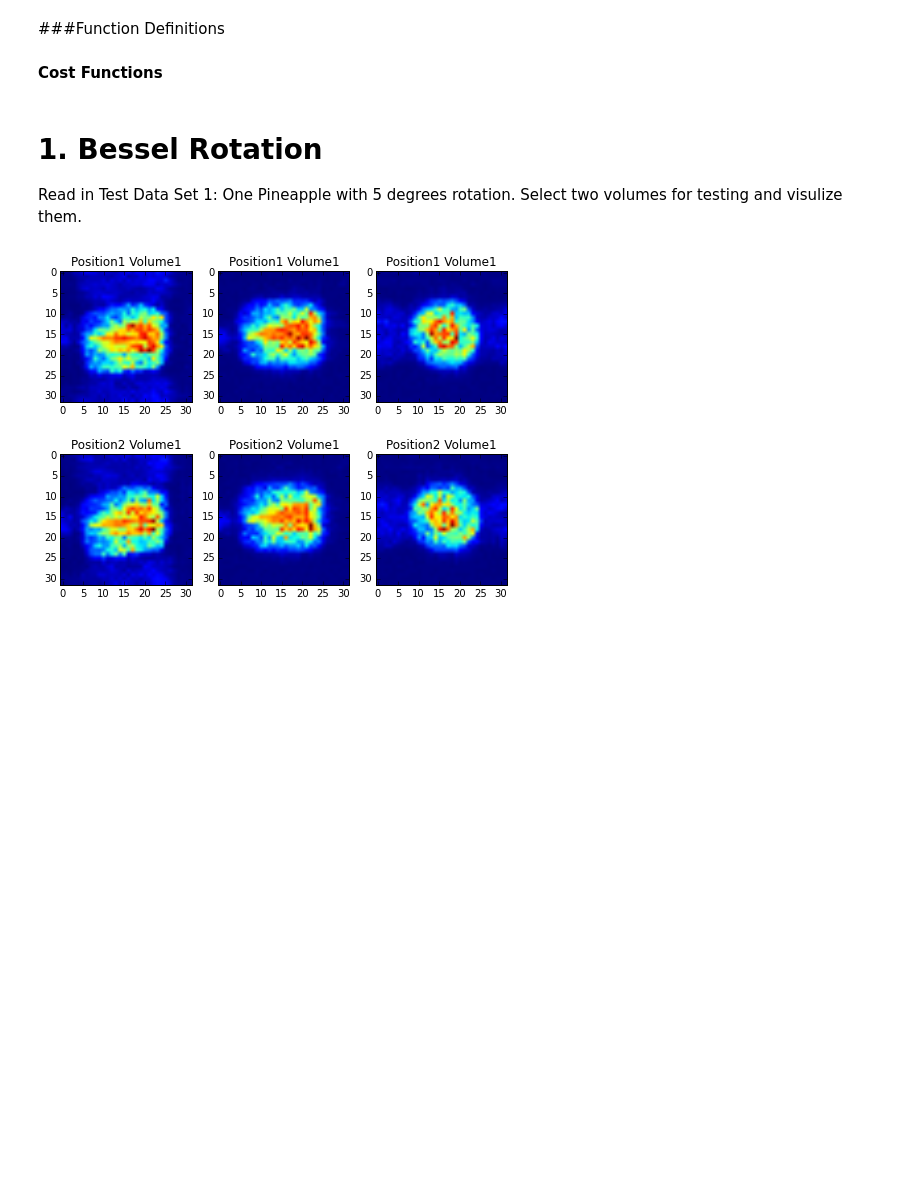
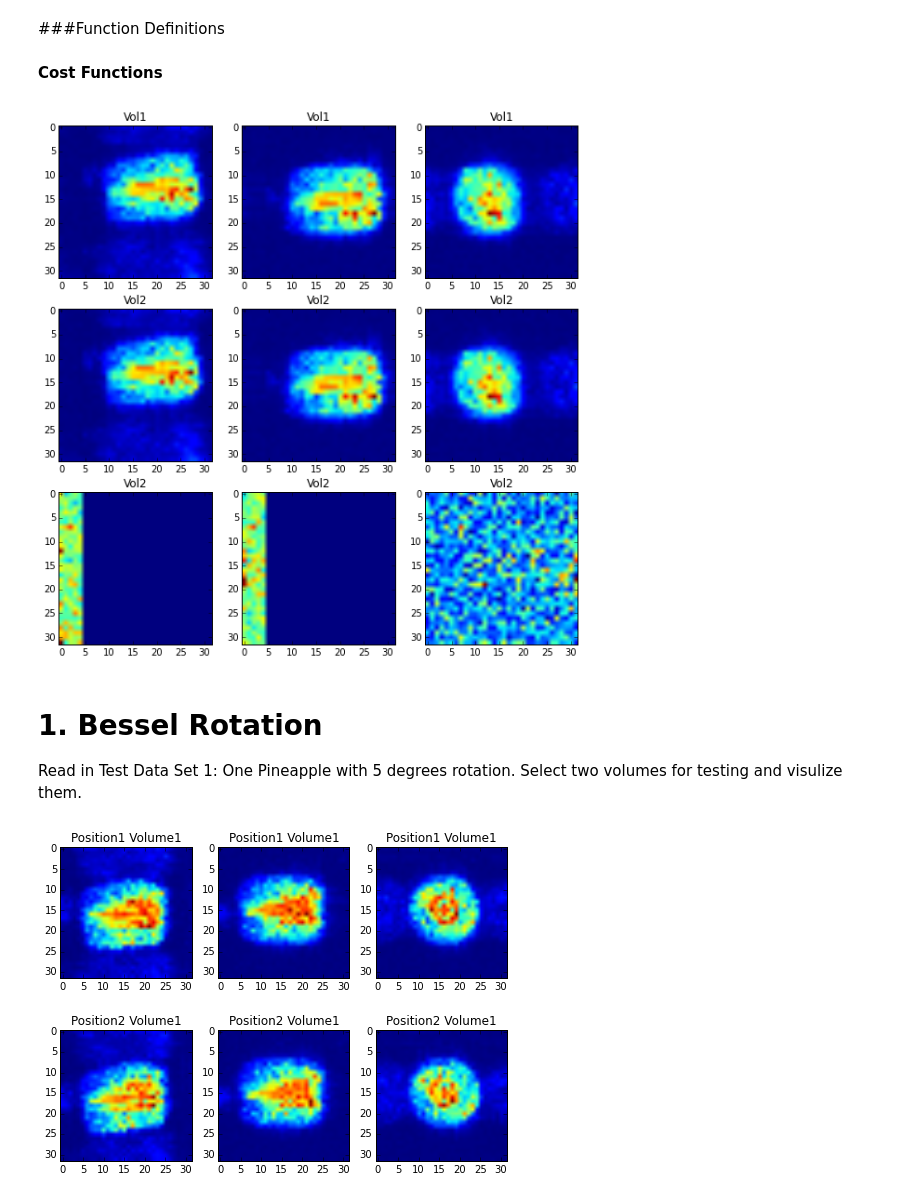
Before and after one commit to zyzdiana/AC297r-Volume-Registration, a Jupyter notebook: Bessel_Rotation_&_Halton_Translation.ipynb, the cells around one changed output. Drawn from its saved outputs; the diff is of its cells as text; code cells hidden in the pictures; blank space fills up the shorter version.

```diff
--- a/Bessel_Rotation_&_Halton_Translation.ipynb
+++ b/Bessel_Rotation_&_Halton_Translation.ipynb
@@ -264,6 +252,3 @@ def rot_cost_func_3d(vol1, vol2, thetas, cf, arg, ax, interpolation = 'bilinear'
     ax.set_xlabel('Angle (degrees)')
     ax.set_ylabel('Cost function')
     ax.legend(loc=4)
-# %%
-def translation(volume, t):
-    return scipy.ndimage.interpolation.shift(volume, t, order=1, mode='wrap')
@@ -270,3 +299,23 @@ def translation(volume, t):
+# %%
+x = np.linspace(0, vol1.shape[1]-1, vol1.shape[1]).astype(int)
+y = np.linspace(0, vol1.shape[0]-1, vol1.shape[0]).astype(int)
+z = np.linspace(0, vol1.shape[2]-1, vol1.shape[2]).astype(int)
+xx, yy, zz = np.meshgrid(x, y, z)
+v3_trans1 = translation1(vol3,[0,0,5])
+v3_trans = translation(vol3,xx,yy,zz-5)
+fig, ax = plt.subplots(3,3)
+fig.set_figwidth(10)
+fig.set_figheight(10)
+[ax[0][i].imshow(v3_trans1.max(axis=i)) for i in xrange(3)]
+[ax[0][i].set_title('Vol1') for i in xrange(3)]
+[ax[1][i].imshow(v3_trans.max(axis=i)) for i in xrange(3)]
+[ax[1][i].set_title('Vol2') for i in xrange(3)]
+[ax[2][i].imshow(abs(v3_trans-v3_trans1).max(axis=i)) for i in xrange(3)]
+[ax[2][i].set_title('Vol2') for i in xrange(3)]
+plt.show()
+plt.close(fig)
+# %% [output]
+[figure, added]
 # %%
 def vol_cost_func_t(vol1, vol2, t, cf, arg, ax):
     '''
```
Also changed, not shown: parts of 20 cells of this notebook, 18 other files.
